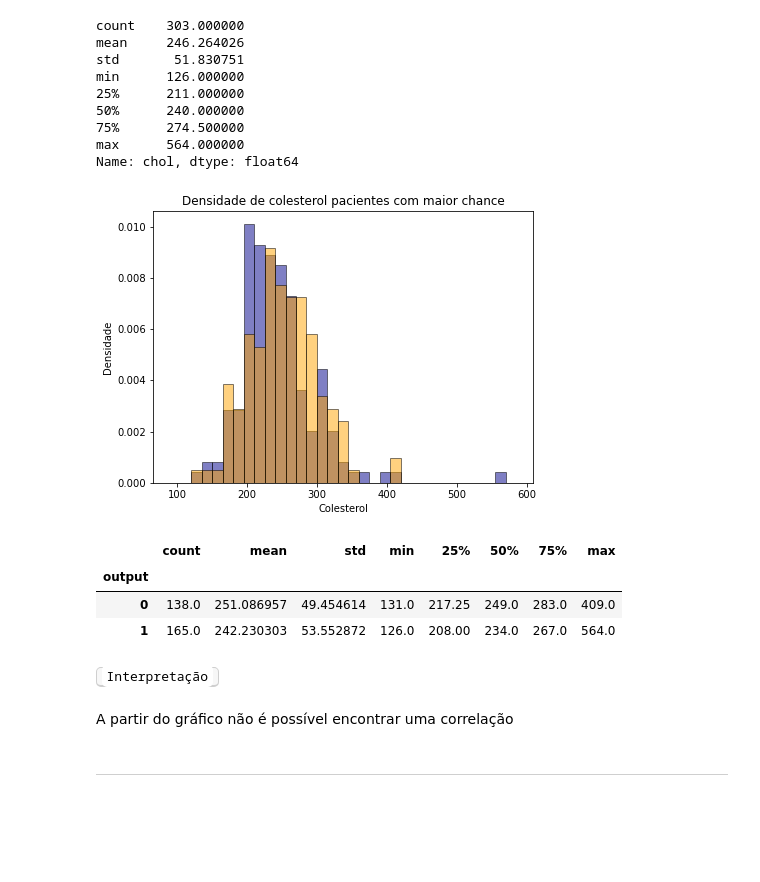
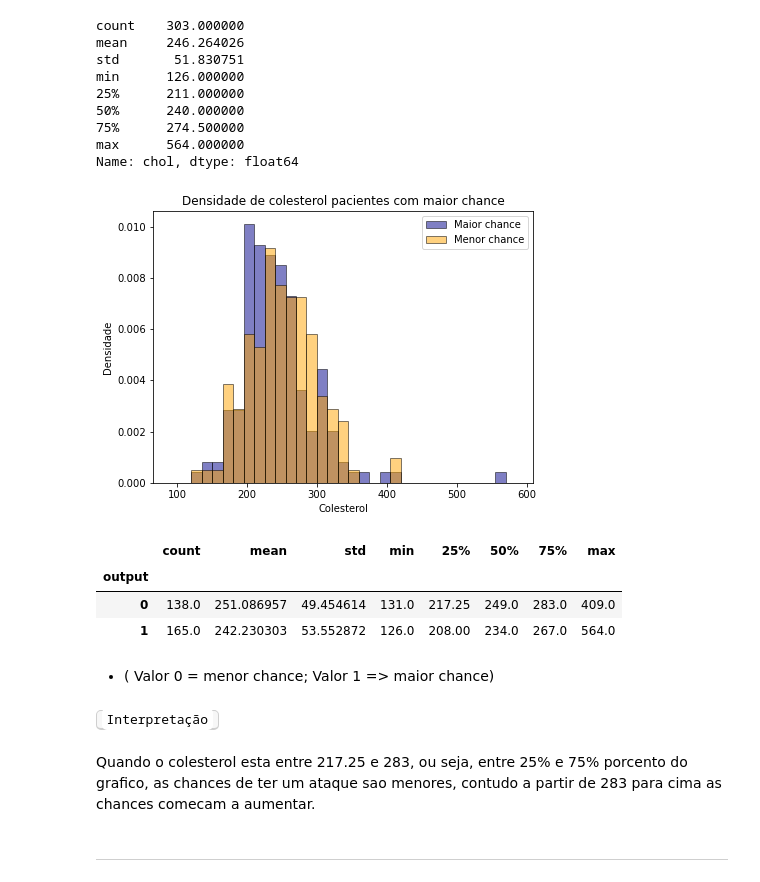
Before and after one commit to duddatorres/PROJETO-2, a Jupyter notebook: Projeto 2.ipynb, the cells around one changed output. Drawn from its saved outputs; the diff is of its cells as text; code cells hidden in the pictures; blank space fills up the shorter version.

```diff
--- a/Projeto 2.ipynb
+++ b/Projeto 2.ipynb
@@ -247,21 +253,22 @@ Name: chol, dtype: float64
 # %%
 col_maior=maior_chance['chol']
 col_menor=menor_chance['chol']
 
 plt.figure(figsize=(15, 5))
 
 faixa_colesterol = np.arange(90,600,15)
 
 plt.subplot(121)
-plt.hist(col_maior, bins=faixa_colesterol, edgecolor='black', color='darkblue', density=True,alpha=0.5)
-plt.hist(col_menor, bins=faixa_colesterol, edgecolor='black', color='orange', density=True,alpha=0.5)
+plt.hist(col_maior, bins=faixa_colesterol, edgecolor='black', color='darkblue', density=True,alpha=0.5,label='Maior chance')
+plt.hist(col_menor, bins=faixa_colesterol, edgecolor='black', color='orange', density=True,alpha=0.5,label='Menor chance')
 plt.title('Densidade de colesterol pacientes com maior chance')
 plt.ylabel('Densidade')
 plt.xlabel('Colesterol')
+plt.legend()
 
 plt.show()
 # %% [output]
-[figure, old version]
+[figure, new version]
 # %%
 dados.groupby('output').chol.describe()
 # %% [output]
@@ -269,10 +276,12 @@ dados.groupby('output').chol.describe()
 | output |  |  |  |  |  |  |  |  |
 | 0 | 138.0 | 251.086957 | 49.454614 | 131.0 | 217.25 | 249.0 | 283.0 | 409.0 |
 | 1 | 165.0 | 242.230303 | 53.552872 | 126.0 | 208.00 | 234.0 | 267.0 | 564.0 |
+# %% [markdown]
+* ( Valor 0 = menor chance; Valor 1 => maior chance)
 # %% [markdown]
 <kbd><code style="background:white;color:black;font:arial">Interpretação</code></kbd>
-# %% [markdown]
-A partir do gráfico não é possível encontrar uma correlação
+# %% [markdown]
+Quando o colesterol esta entre 217.25 e 283, ou seja, entre 25% e 75% porcento do grafico, as chances de ter um ataque sao menores, contudo a partir de 283 para cima as chances comecam a aumentar.
 # %% [markdown]
 -----------------
 # %% [markdown]
```
Also changed, not shown: parts of 23 cells of this notebook.
